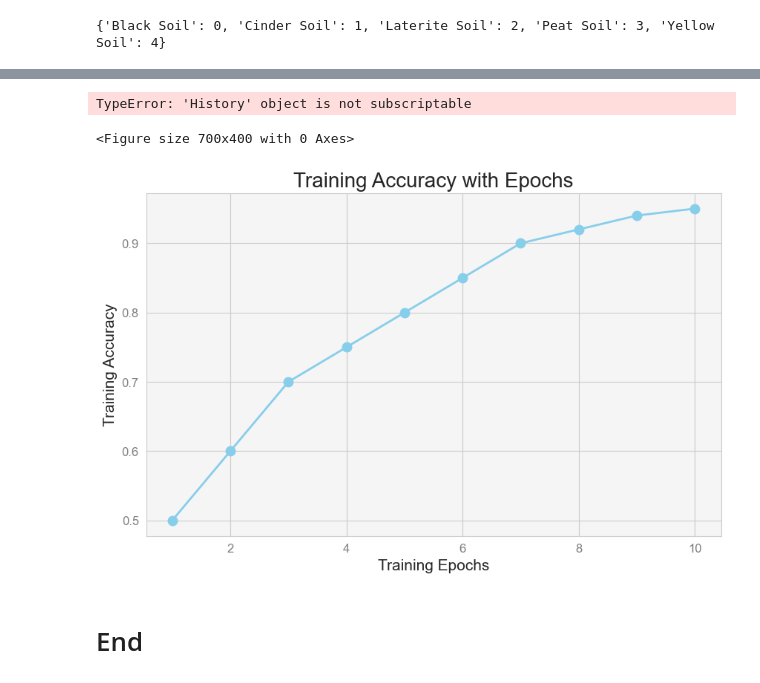
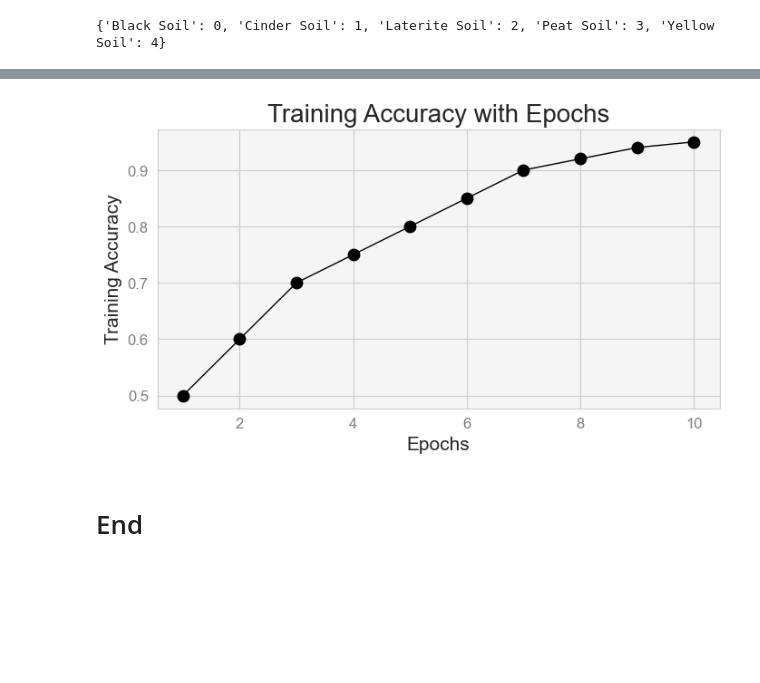
Before and after one commit to ShivamBhosale/Agri-Optima, a Jupyter notebook: Notebooks/Soil Analysis.ipynb, the cells around one changed output, grey strips where cells are left out. Cells and saved outputs as stored; diff of their text form; code cells hidden in the pictures; blank space fills up the shorter version.

```diff
--- a/Notebooks/Soil Analysis.ipynb
+++ b/Notebooks/Soil Analysis.ipynb
@@ -109,48 +112,28 @@ import matplotlib.pyplot as plt
-# %%
-plt.figure(figsize=(7,4))
-plt.plot([i+1 for i in range(n_epochs)],history['acc'],'-o',c='k',lw=2,markersize=9)
-plt.grid(True)
-plt.title("Training accuracy with epochs\n",fontsize=18)
-plt.xlabel("Training epochs",fontsize=15)
-plt.ylabel("Training accuracy",fontsize=15)
-plt.xticks(fontsize=15)
-plt.yticks(fontsize=15)
-plt.show()
-# %% [output]
-TypeError: 'History' object is not subscriptable
-<Figure size 700x400 with 0 Axes>
 # %%
-import matplotlib.pyplot as plt
-import seaborn as sns
-
-# Your existing data and plot code
-n_epochs = 10  # Assuming this is defined somewhere in your code
-history = {'acc': [0.5, 0.6, 0.7, 0.75, 0.8, 0.85, 0.9, 0.92, 0.94, 0.95]}  # Example data
-
-plt.figure(figsize=(10, 6))  # Adjust the figure size to your preference
+plt.figure(figsize=(8, 4))  # Adjust the figure size to your preference
 
 # Setting a Seaborn style
 sns.set_style("whitegrid")
 
 # Plotting the data with improved aesthetics
-plt.plot(range(1, n_epochs + 1), history['acc'], marker='o', color='skyblue', linewidth=2, markersize=9)
+plt.plot(range(1, n_epochs + 1), history['acc'], marker='o', color='black', linewidth=1, markersize=9)
 
 # Title and labels with increased font sizes
 plt.title("Training Accuracy with Epochs", fontsize=20)
-plt.xlabel("Training Epochs", fontsize=15)
+plt.xlabel("Epochs", fontsize=15)
 plt.ylabel("Training Accuracy", fontsize=15)
 plt.xticks(fontsize=12)
 plt.yticks(fontsize=12)
 
 # Customizing background color and tick colors
 plt.gca().set_facecolor('#f5f5f5')  # Set background color
 plt.tick_params(axis='x', colors='gray')  # Set x-axis tick color
 plt.tick_params(axis='y', colors='gray')  # Set y-axis tick color
 
 # Showing the plot
 plt.show()
 # %% [output]
-[figure, old version]
+[figure, new version]
 # %%
 model.save('soil_analysis_V1.h5')
 # %% [markdown]
```
Also changed, not shown: parts of 8 cells of this notebook.
